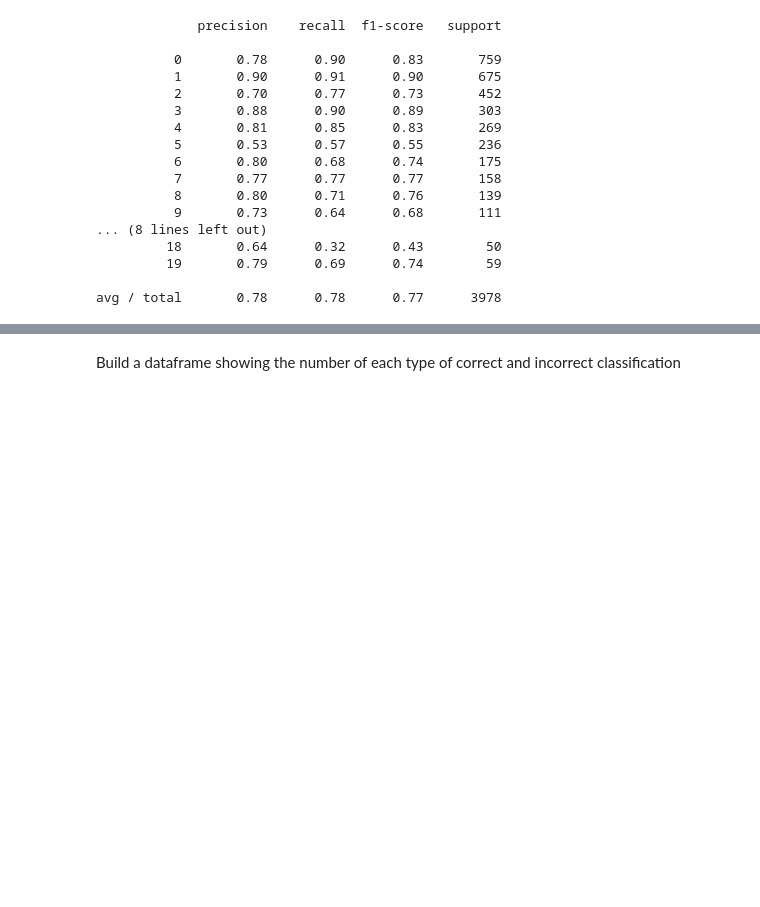
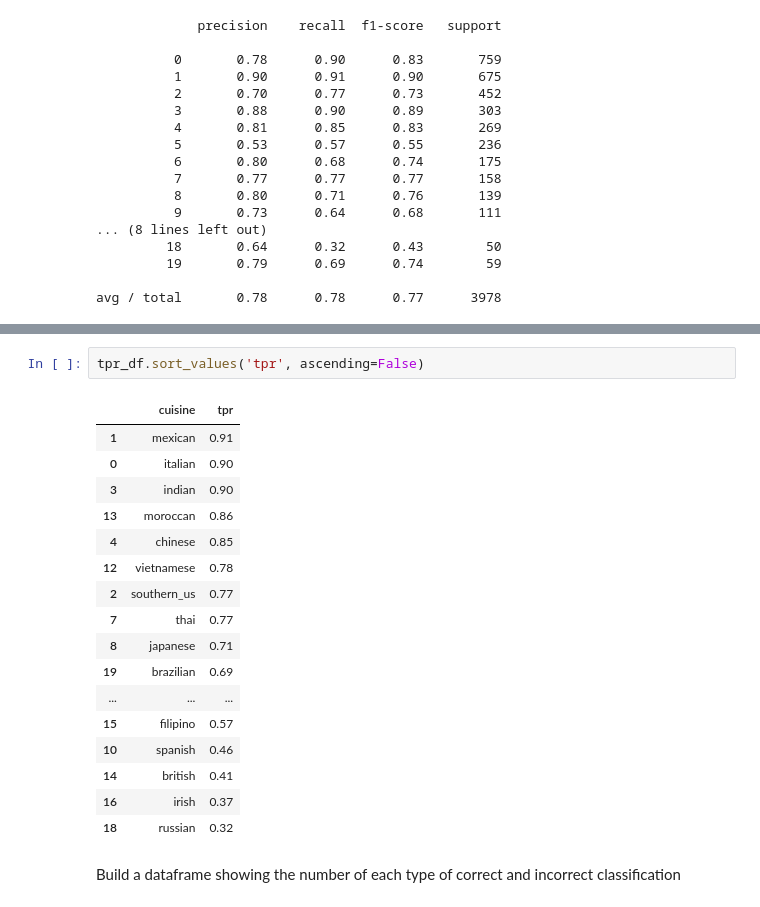
Before and after one commit to rajachak/GA-Data-Science-Capstone-Project, a Jupyter notebook: 01 - Load Data, Build Predictive Model.ipynb, the cells around one changed output, grey strips where cells are left out. Cells and saved outputs as stored; diff of their text form; blank space fills up the shorter version.

```diff
--- a/01 - Load Data, Build Predictive Model.ipynb
+++ b/01 - Load Data, Build Predictive Model.ipynb
@@ -460,3 +503,23 @@ tpd
+# %%
+tpr_df.sort_values('tpr', ascending=False)
+# %% [output]
+|  | cuisine | tpr |
+| 1 | mexican | 0.91 |
+| 0 | italian | 0.90 |
+| 3 | indian | 0.90 |
+| 13 | moroccan | 0.86 |
+| 4 | chinese | 0.85 |
+| 12 | vietnamese | 0.78 |
+| 2 | southern_us | 0.77 |
+| 7 | thai | 0.77 |
+| 8 | japanese | 0.71 |
+| 19 | brazilian | 0.69 |
+| ... | ... | ... |
+| 15 | filipino | 0.57 |
+| 10 | spanish | 0.46 |
+| 14 | british | 0.41 |
+| 16 | irish | 0.37 |
+| 18 | russian | 0.32 |
 # %% [markdown]
 Build a dataframe showing the number of each type of correct and incorrect classification
 # %%
```
Also changed, not shown: parts of 8 cells of this notebook, 2 other files.
